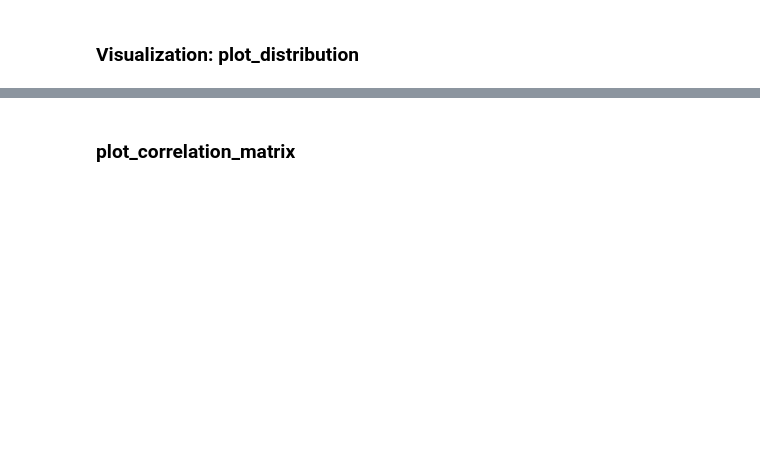
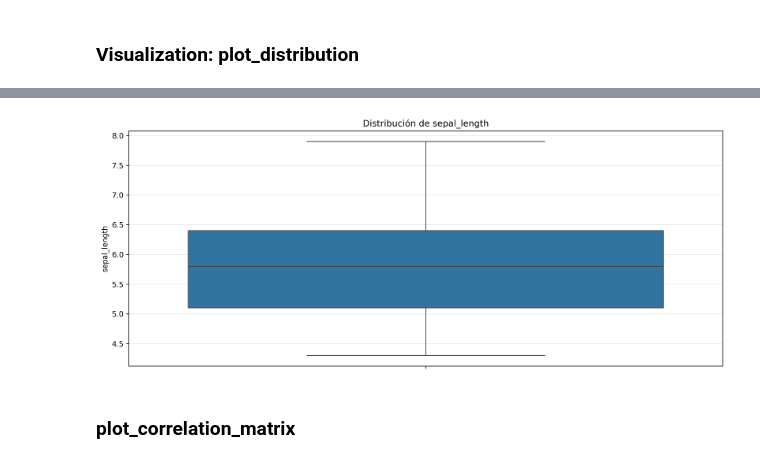
Before and after one commit to GhostAnalyst30/StatsLibX, a Jupyter notebook: how_use_statslibx.ipynb, the cells around one changed output, grey strips where cells are left out. Saved outputs shown, nothing was run; the diff lists cells and outputs as text; code cells hidden in the pictures; blank space fills up the shorter version.

```diff
--- a/how_use_statslibx.ipynb
+++ b/how_use_statslibx.ipynb
@@ -742,5 +1058,7 @@ utils.plot_distribution(iris, column="sepal_length", plot_type="all")
 # %%
-utils.plot_distribution(iris, column="species", plot_type="box")
+utils.plot_distribution(iris, column="sepal_length", plot_type="box")
+# %% [output]
+[figure, added]
 # %% [markdown]
 ### plot_correlation_matrix
 # %%
```
Also changed, not shown: parts of 56 cells of this notebook, 9 other files.
